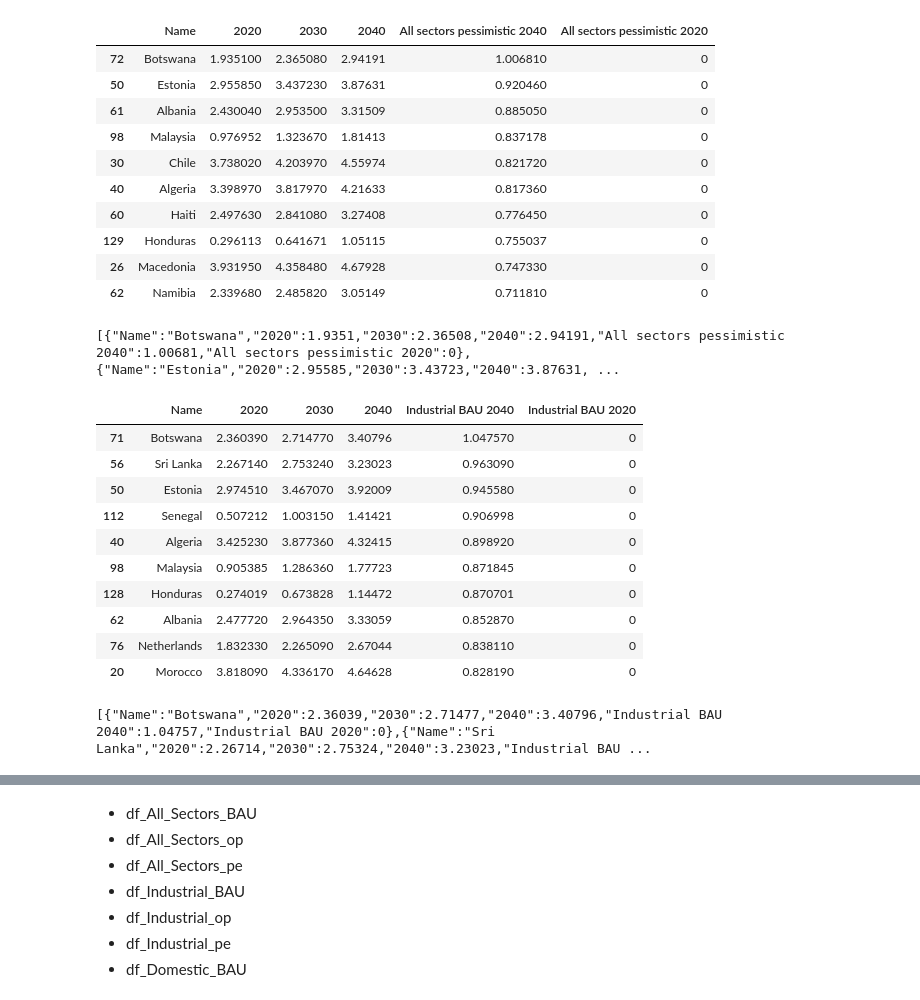
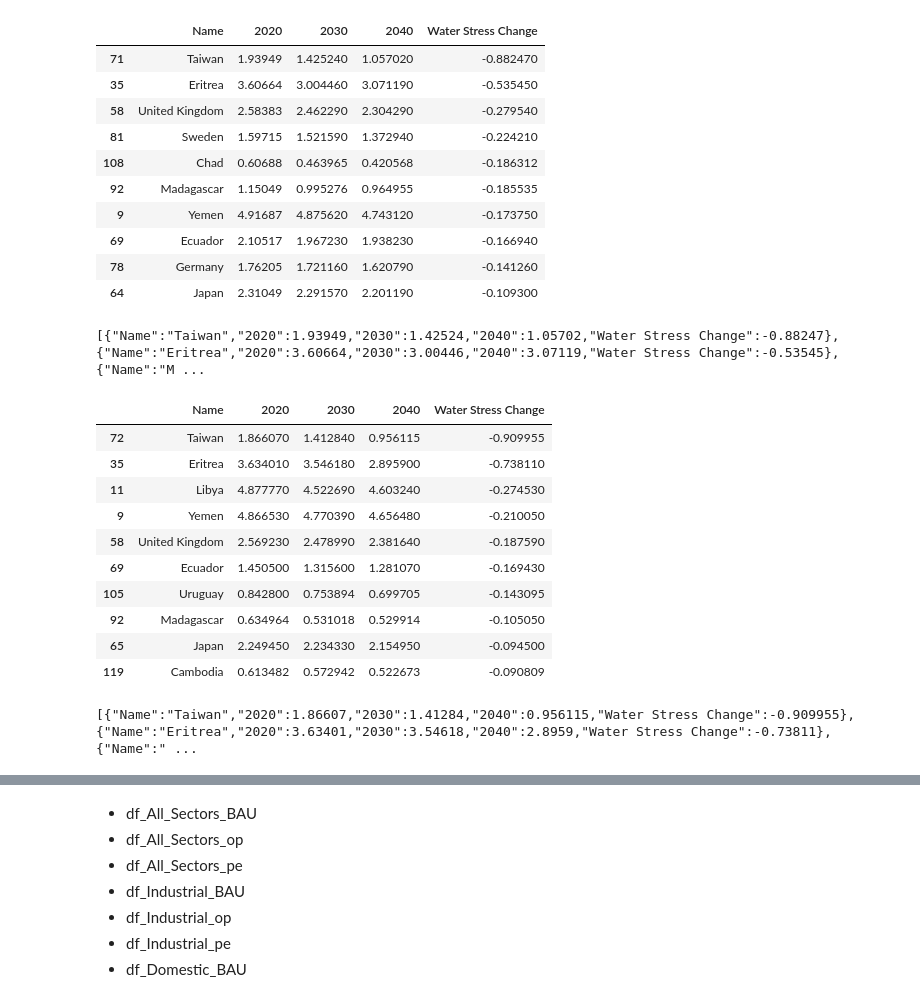
Before and after one commit to SYChJung/studio-projects, a Jupyter notebook: code/project2/Visualizing_Water_Stress_Change_in_Each_Country.ipynb, the cells around one changed output, grey strips where cells are left out. Saved outputs shown, nothing was run; the diff lists cells and outputs as text; code cells hidden in the pictures.

```diff
--- a/code/project2/Visualizing_Water_Stress_Change_in_Each_Country.ipynb
+++ b/code/project2/Visualizing_Water_Stress_Change_in_Each_Country.ipynb
@@ -164,29 +167,33 @@ df_All_Sectors_pe = pd.merge(df_All_Sectors_pe, df_All_Sectors_pe40, on='Name')
 
 # df_All_Sectors_pe['2020 - 2030'] = df_All_Sectors_pe['2030'] - df_All_Sectors_pe['2020']
 # df_All_Sectors_pe['2030 - 2040'] = df_All_Sectors_pe['2040'] - df_All_Sectors_pe['2030']
-df_All_Sectors_pe['All sectors pessimistic 2040'] = df_All_Sectors_pe['2040'] - df_All_Sectors_pe['2020']
+df_All_Sectors_pe['Water Stress Change'] = df_All_Sectors_pe['2040'] - df_All_Sectors_pe['2020']
 # df_All_Sectors_pe = df_All_Sectors_pe[['Name', 'All sectors pessimistic 2040']]
 # df_All_Sectors_pe.head()
-df_All_Sectors_pe = df_All_Sectors_pe.sort_values('All sectors pessimistic 2040', ascending=False)
+df_All_Sectors_pe = df_All_Sectors_pe.sort_values('Water Stress Change', ascending=True)
 # %%
 tufte_All_Sectors_pe = df_All_Sectors_pe.copy()
-tufte_All_Sectors_pe['All sectors pessimistic 2020'] = 0
+# tufte_All_Sectors_pe['All sectors pessimistic 2020'] = 0
 tufte_All_Sectors_pe.head(10)
 # %% [output]
-|  | Name | 2020 | 2030 | 2040 | All sectors pessimistic 2040 | All sectors pessimistic 2020 |
-| 72 | Botswana | 1.935100 | 2.365080 | 2.94191 | 1.006810 | 0 |
-| 50 | Estonia | 2.955850 | 3.437230 | 3.87631 | 0.920460 | 0 |
-| 61 | Albania | 2.430040 | 2.953500 | 3.31509 | 0.885050 | 0 |
-| 98 | Malaysia | 0.976952 | 1.323670 | 1.81413 | 0.837178 | 0 |
-| 30 | Chile | 3.738020 | 4.203970 | 4.55974 | 0.821720 | 0 |
-| 40 | Algeria | 3.398970 | 3.817970 | 4.21633 | 0.817360 | 0 |
-| 60 | Haiti | 2.497630 | 2.841080 | 3.27408 | 0.776450 | 0 |
-| 129 | Honduras | 0.296113 | 0.641671 | 1.05115 | 0.755037 | 0 |
-| 26 | Macedonia | 3.931950 | 4.358480 | 4.67928 | 0.747330 | 0 |
-| 62 | Namibia | 2.339680 | 2.485820 | 3.05149 | 0.711810 | 0 |
+|  | Name | 2020 | 2030 | 2040 | Water Stress Change |
+| 71 | Taiwan | 1.93949 | 1.425240 | 1.057020 | -0.882470 |
+| 35 | Eritrea | 3.60664 | 3.004460 | 3.071190 | -0.535450 |
+| 58 | United Kingdom | 2.58383 | 2.462290 | 2.304290 | -0.279540 |
+| 81 | Sweden | 1.59715 | 1.521590 | 1.372940 | -0.224210 |
+| 108 | Chad | 0.60688 | 0.463965 | 0.420568 | -0.186312 |
+| 92 | Madagascar | 1.15049 | 0.995276 | 0.964955 | -0.185535 |
+| 9 | Yemen | 4.91687 | 4.875620 | 4.743120 | -0.173750 |
+| 69 | Ecuador | 2.10517 | 1.967230 | 1.938230 | -0.166940 |
+| 78 | Germany | 1.76205 | 1.721160 | 1.620790 | -0.141260 |
+| 64 | Japan | 2.31049 | 2.291570 | 2.201190 | -0.109300 |
+# %%
+tufte_All_Sectors_pe_fl5 = tufte_All_Sectors_pe[tufte_All_Sectors_pe["Name"].isin(["Taiwan", "Eritrea", "Madagascar", "Ecuador", "Yemen", "Netherlands", "Honduras", "Albania", "Estonia", "Botswana"])]
+tufte_All_Sectors_pe_fl5_df = pd.DataFrame(tufte_All_Sectors_pe_fl5)
+print(tufte_All_Sectors_pe_fl5_df.to_json(orient="records"))
+# %% [output]
+[{"Name":"Taiwan","2020":1.93949,"2030":1.42524,"2040":1.05702,"Water Stress Change":-0.88247},{"Name":"Eritrea","2020":3.60664,"2030":3.00446,"2040":3.07119,"Water Stress Change":-0.53545},{"Name":"M ...
 # %%
-tufte_All_Sectors_pe_df = pd.DataFrame(tufte_All_Sectors_pe)
-# tufte_All_Sectors_pe.to_csv("tufte_All_Sectors_pe.csv")
-print(tufte_All_Sectors_pe_df.to_json(orient="records"))
+# tufte_All_Sectors_pe_df = pd.DataFrame(tufte_All_Sectors_pe)
+# # tufte_All_Sectors_pe.to_csv("tufte_All_Sectors_pe.csv")
+# print(tufte_All_Sectors_pe_df.to_json(orient="records"))
-# %% [output]
-[{"Name":"Botswana","2020":1.9351,"2030":2.36508,"2040":2.94191,"All sectors pessimistic 2040":1.00681,"All sectors pessimistic 2020":0},{"Name":"Estonia","2020":2.95585,"2030":3.43723,"2040":3.87631, ...
@@ -219,21 +233,19 @@ df_Industrial_BAU = df_Industrial_BAU.sort_values('Industrial BAU 2040', ascendi
 # %%
 tufte_Industrial_BAU = df_Industrial_BAU.copy()
-tufte_Industrial_BAU['Industrial BAU 2020'] = 0
+# tufte_Industrial_BAU['Industrial BAU 2020'] = 0
 tufte_Industrial_BAU.head(10)
 # %% [output]
-|  | Name | 2020 | 2030 | 2040 | Industrial BAU 2040 | Industrial BAU 2020 |
-| 71 | Botswana | 2.360390 | 2.714770 | 3.40796 | 1.047570 | 0 |
-| 56 | Sri Lanka | 2.267140 | 2.753240 | 3.23023 | 0.963090 | 0 |
-| 50 | Estonia | 2.974510 | 3.467070 | 3.92009 | 0.945580 | 0 |
-| 112 | Senegal | 0.507212 | 1.003150 | 1.41421 | 0.906998 | 0 |
-| 40 | Algeria | 3.425230 | 3.877360 | 4.32415 | 0.898920 | 0 |
-| 98 | Malaysia | 0.905385 | 1.286360 | 1.77723 | 0.871845 | 0 |
-| 128 | Honduras | 0.274019 | 0.673828 | 1.14472 | 0.870701 | 0 |
-| 62 | Albania | 2.477720 | 2.964350 | 3.33059 | 0.852870 | 0 |
-| 76 | Netherlands | 1.832330 | 2.265090 | 2.67044 | 0.838110 | 0 |
-| 20 | Morocco | 3.818090 | 4.336170 | 4.64628 | 0.828190 | 0 |
+|  | Name | 2020 | 2030 | 2040 | Water Stress Change |
+| 72 | Taiwan | 1.866070 | 1.412840 | 0.956115 | -0.909955 |
+| 35 | Eritrea | 3.634010 | 3.546180 | 2.895900 | -0.738110 |
+| 11 | Libya | 4.877770 | 4.522690 | 4.603240 | -0.274530 |
+| 9 | Yemen | 4.866530 | 4.770390 | 4.656480 | -0.210050 |
+| 58 | United Kingdom | 2.569230 | 2.478990 | 2.381640 | -0.187590 |
+| 69 | Ecuador | 1.450500 | 1.315600 | 1.281070 | -0.169430 |
+| 105 | Uruguay | 0.842800 | 0.753894 | 0.699705 | -0.143095 |
+| 92 | Madagascar | 0.634964 | 0.531018 | 0.529914 | -0.105050 |
+| 65 | Japan | 2.249450 | 2.234330 | 2.154950 | -0.094500 |
+| 119 | Cambodia | 0.613482 | 0.572942 | 0.522673 | -0.090809 |
 # %%
-tufte_Industrial_BAU_df = pd.DataFrame(tufte_Industrial_BAU)
-print(tufte_Industrial_BAU_df.to_json(orient="records"))
+# tufte_Industrial_BAU_df = pd.DataFrame(tufte_Industrial_BAU)
+# print(tufte_Industrial_BAU_df.to_json(orient="records"))
-# %% [output]
-[{"Name":"Botswana","2020":2.36039,"2030":2.71477,"2040":3.40796,"Industrial BAU 2040":1.04757,"Industrial BAU 2020":0},{"Name":"Sri Lanka","2020":2.26714,"2030":2.75324,"2040":3.23023,"Industrial BAU ...
@@ -240,3 +259,9 @@ print(tufte_Industrial_BAU_df.to_json(orient="records"))
+# %%
+tufte_Industrial_BAU_fl5 = tufte_Industrial_BAU[tufte_Industrial_BAU["Name"].isin(["Taiwan", "Eritrea", "Libya", "Yemen", "United Kingdom", "Algeria", "Senegal", "Estonia", "Sri Lanka", "Botswana"])]
+tufte_Industrial_BAU_fl5_df = pd.DataFrame(tufte_Industrial_BAU_fl5)
+print(tufte_Industrial_BAU_fl5_df.to_json(orient="records"))
+# %% [output]
+[{"Name":"Taiwan","2020":1.86607,"2030":1.41284,"2040":0.956115,"Water Stress Change":-0.909955},{"Name":"Eritrea","2020":3.63401,"2030":3.54618,"2040":2.8959,"Water Stress Change":-0.73811},{"Name":" ...
 # %%
 # df_Industrial_BAU = df_Industrial_BAU.sort_values('2020 - 2040')
 # df_Industrial_BAU.plot(x='Name', y='2020 - 2040', kind='barh', figsize=(20,25))
```
Also changed, not shown: parts of 56 cells of this notebook, 2 other files.
